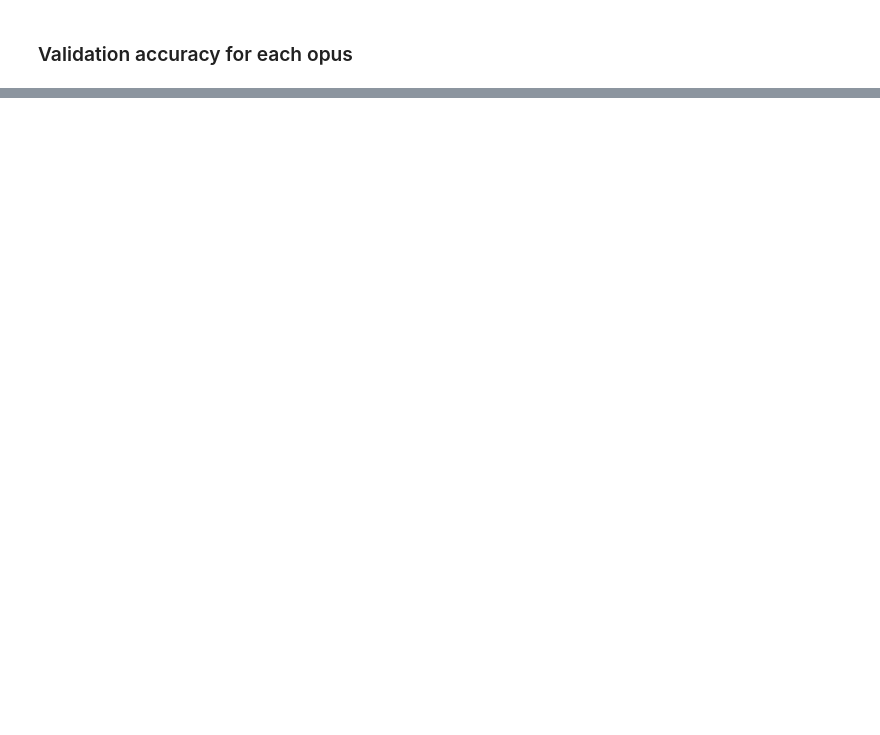
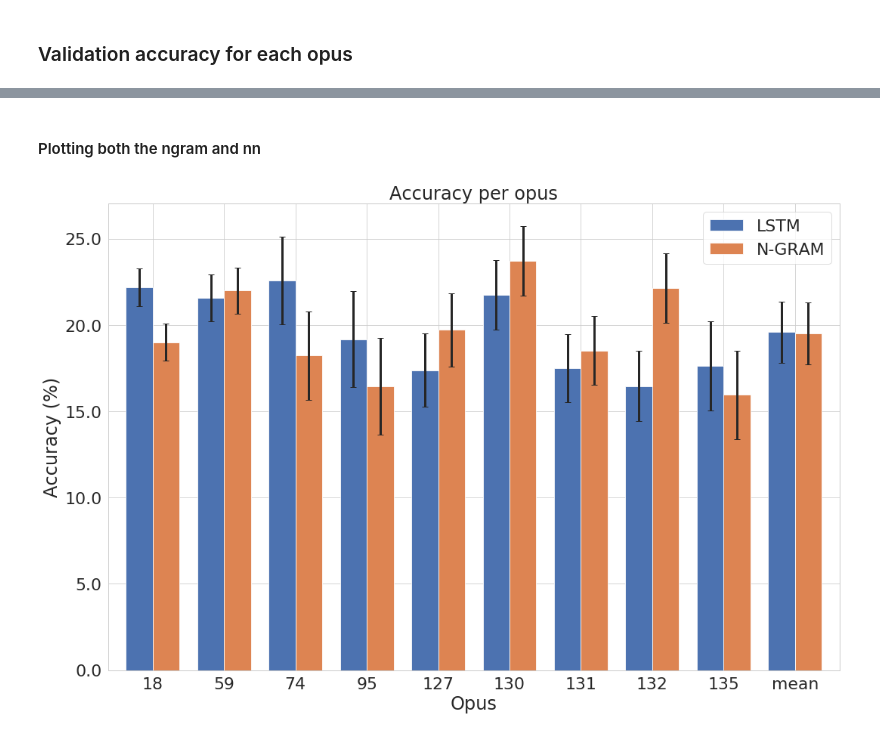
Before and after one commit to laureleo/chord-prediction, a Jupyter notebook: run-2.ipynb, the cells around one changed output, grey strips where cells are left out. Cells and saved outputs as stored; diff of their text form; code cells hidden in the pictures; blank space fills up the shorter version.

Commit message:
Added error bars to fig

```diff
--- a/run-2.ipynb
+++ b/run-2.ipynb
@@ -319,0 +323,33 @@ plt.show()
+# %%
+#Add error bars for the next plot
+err_bars = 1/np.sqrt(sizes[['count']])
+err_bars=err_bars.rename(columns={'count':'LSTM'})
+err_bars['N-GRAM'] = err_bars['LSTM']
+# %% [markdown]
+#### Plotting both the ngram and nn
+# %%
+from matplotlib import rcParams
+NN = scores
+NN = NN[['val_acc']]
+NN = NN.rename(columns={'val_acc':'LSTM'})
+NN.index.name='opus'
+
+
+NGRAM = pd.DataFrame({'opus': [18, 59, 74, 95, 127, 130,131,132,135,'mean'], 'N-GRAM': [0.19,0.22,0.18227947,0.16447368,0.19722038,0.23726021,0.18519849,0.2212738,0.15940902,0.19523500555555554]})
+NGRAM = NGRAM.set_index('opus')
+
+final = NN.join(NGRAM)
+plt.rcParams['lines.linewidth']=3
+
+fig, ax = plt.subplots(figsize=(15,10))
+final.plot.bar(yerr=err_bars, width=0.75, ax = ax, capsize=4)
+ax.set_title("Accuracy per opus")
+ax.set_ylabel("Accuracy (%)")
+ax.set_xlabel("Opus")
+plt.xticks(rotation='horizontal')
+ax.set_yticklabels(np.around(ax.get_yticks()* 100,2))
+plt.tight_layout()
+fig.savefig("./figs/final_comparison.png")
+pd.DataFrame.to_csv(final, './figs/final_comp_table.csv')
+# %% [output]
+[figure, added]
```
Also changed, not shown: parts of 10 cells of this notebook, 15 other files.
